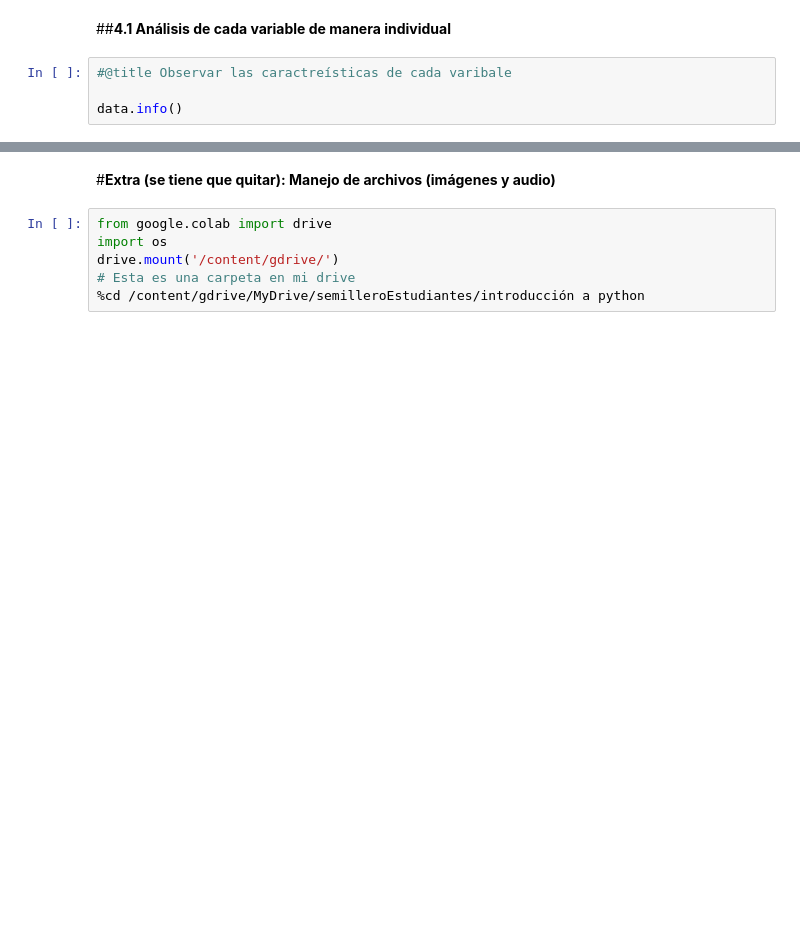
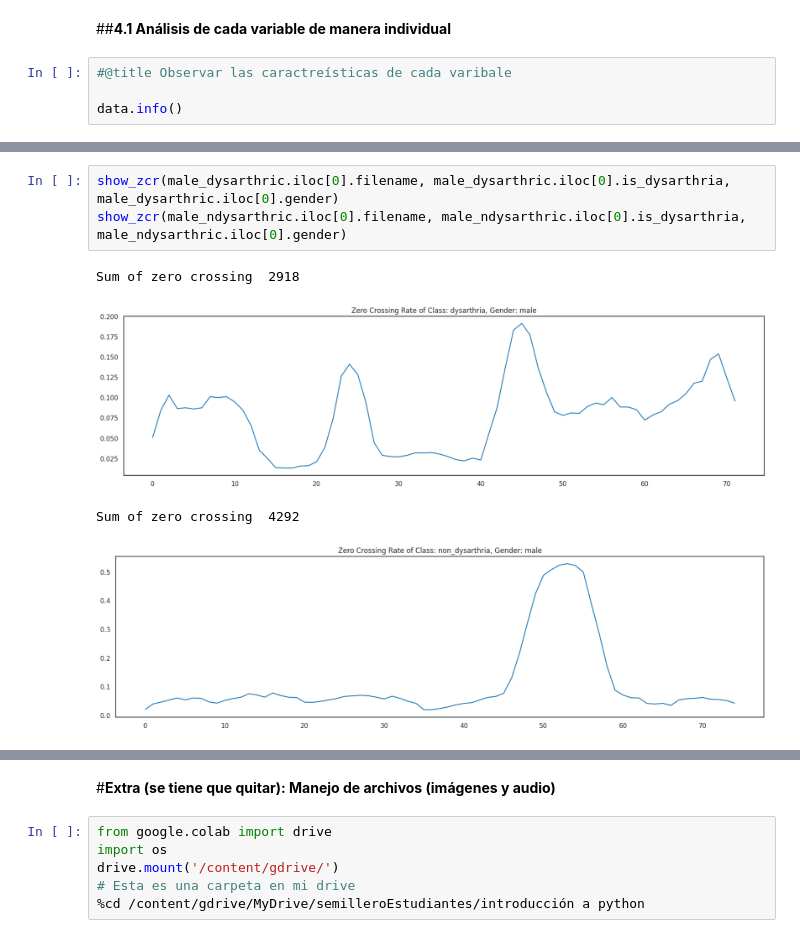
Before and after one commit to AndresFelipeMunozAguilar/Proyecto_Final_IA1_UIS, a Jupyter notebook: Análisis_Multimodal_de_Síntomas_en_la_Enfermedad_de_Parkinson.ipynb, the cells around one changed output, grey strips where cells are left out. Cells and saved outputs as stored; diff of their text form; blank space fills up the shorter version.

```diff
--- a/Análisis_Multimodal_de_Síntomas_en_la_Enfermedad_de_Parkinson.ipynb
+++ b/Análisis_Multimodal_de_Síntomas_en_la_Enfermedad_de_Parkinson.ipynb
@@ -105,0 +245,8 @@ Para hacer eso tendríamos que saber:
+# %%
+show_zcr(male_dysarthric.iloc[0].filename, male_dysarthric.iloc[0].is_dysarthria, male_dysarthric.iloc[0].gender)
+show_zcr(male_ndysarthric.iloc[0].filename, male_ndysarthric.iloc[0].is_dysarthria, male_ndysarthric.iloc[0].gender)
+# %% [output]
+Sum of zero crossing  2918
+[figure, added]
+Sum of zero crossing  4292
+[figure, added]
```
Also changed, not shown: parts of 31 cells of this notebook.
